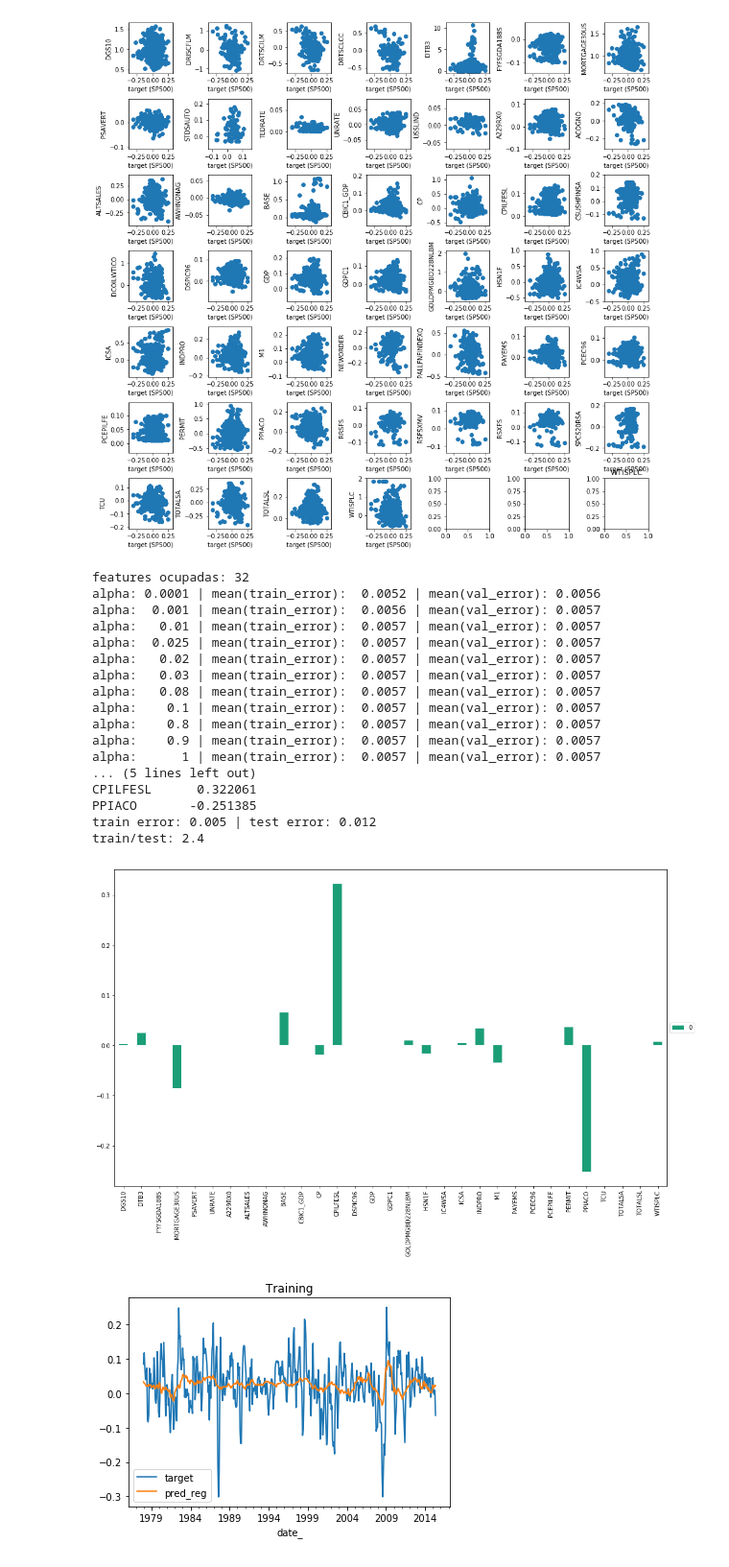
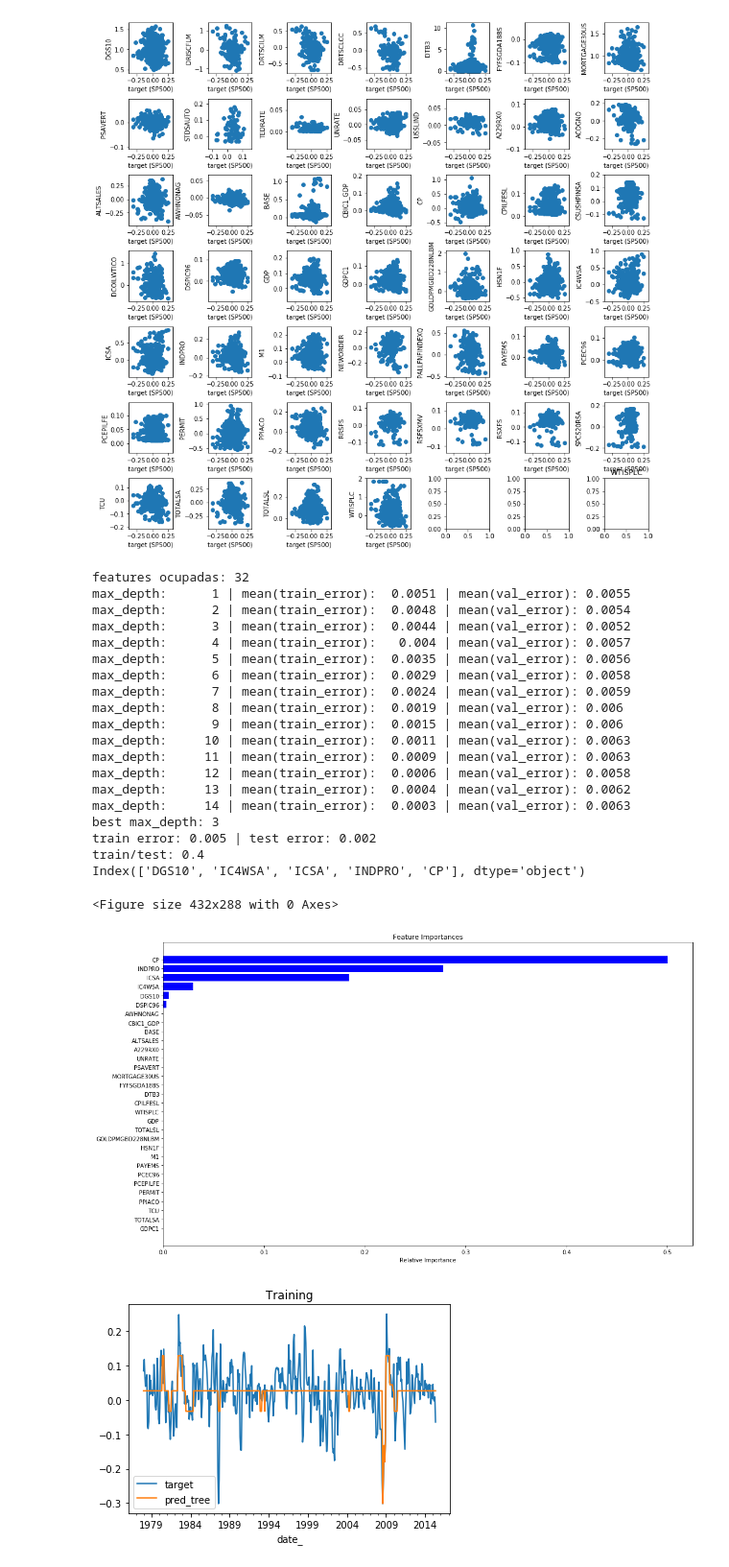
Before and after one commit to veigaco/quantum, a Jupyter notebook: Infrastructure/Modelo_v1.ipynb, the cells around one changed output. Shown at 96% size. Saved outputs shown, nothing was run; the diff lists cells and outputs as text; code cells hidden in the pictures.

```diff
--- a/Infrastructure/Modelo_v1.ipynb
+++ b/Infrastructure/Modelo_v1.ipynb
@@ -485,33 +485,36 @@ plt.savefig("./plots/relation_all_features.png", bbox_inches='tight')
 # %%
 fecha_ini="1978-01-01"
 test2=result_.loc[(result_.index >= fecha_ini)&(result_.index <="2017-01-01" )]
 test3=test2.dropna(axis=1, how='any')
 df_final=pd.concat([test3,ts_ac],axis=1)
 df_final=df_final.dropna(axis=0, how='any')
 t=df_final.columns.tolist()[:-1]
 print("features ocupadas: "+str(len(df_final.columns.tolist())))
 t.append("target")
 df_final.columns=t
 #est_=fit_regression_cv(df_final)
-#fit_descision_tree(df_final)
-fit_regression_lasso(df_final)
+fit_descision_tree(df_final)
+#fit_regression_lasso(df_final)
 # %% [output]
 features ocupadas: 32
-alpha: 0.0001 | mean(train_error):  0.0052 | mean(val_error): 0.0056
-alpha:  0.001 | mean(train_error):  0.0056 | mean(val_error): 0.0057
-alpha:   0.01 | mean(train_error):  0.0057 | mean(val_error): 0.0057
-alpha:  0.025 | mean(train_error):  0.0057 | mean(val_error): 0.0057
-alpha:   0.02 | mean(train_error):  0.0057 | mean(val_error): 0.0057
-alpha:   0.03 | mean(train_error):  0.0057 | mean(val_error): 0.0057
-alpha:   0.08 | mean(train_error):  0.0057 | mean(val_error): 0.0057
-alpha:    0.1 | mean(train_error):  0.0057 | mean(val_error): 0.0057
-alpha:    0.8 | mean(train_error):  0.0057 | mean(val_error): 0.0057
-alpha:    0.9 | mean(train_error):  0.0057 | mean(val_error): 0.0057
-alpha:      1 | mean(train_error):  0.0057 | mean(val_error): 0.0057
-... (5 lines left out)
-CPILFESL      0.322061
-PPIACO       -0.251385
-train error: 0.005 | test error: 0.012
-train/test: 2.4
+max_depth:      1 | mean(train_error):  0.0051 | mean(val_error): 0.0055
+max_depth:      2 | mean(train_error):  0.0048 | mean(val_error): 0.0054
+max_depth:      3 | mean(train_error):  0.0044 | mean(val_error): 0.0052
+max_depth:      4 | mean(train_error):   0.004 | mean(val_error): 0.0057
+max_depth:      5 | mean(train_error):  0.0035 | mean(val_error): 0.0056
+max_depth:      6 | mean(train_error):  0.0029 | mean(val_error): 0.0058
+max_depth:      7 | mean(train_error):  0.0024 | mean(val_error): 0.0059
+max_depth:      8 | mean(train_error):  0.0019 | mean(val_error): 0.006
+max_depth:      9 | mean(train_error):  0.0015 | mean(val_error): 0.006
+max_depth:     10 | mean(train_error):  0.0011 | mean(val_error): 0.0063
+max_depth:     11 | mean(train_error):  0.0009 | mean(val_error): 0.0063
+max_depth:     12 | mean(train_error):  0.0006 | mean(val_error): 0.0058
+max_depth:     13 | mean(train_error):  0.0004 | mean(val_error): 0.0062
+max_depth:     14 | mean(train_error):  0.0003 | mean(val_error): 0.0063
+best max_depth: 3
+train error: 0.005 | test error: 0.002
+train/test: 0.4
+Index(['DGS10', 'IC4WSA', 'ICSA', 'INDPRO', 'CP'], dtype='object')
+<Figure size 432x288 with 0 Axes>
-[figure, old version]
+[figure, new version]
-[figure, old version]
+[figure, new version]
```
Also changed, not shown: parts of 4 cells of this notebook.
